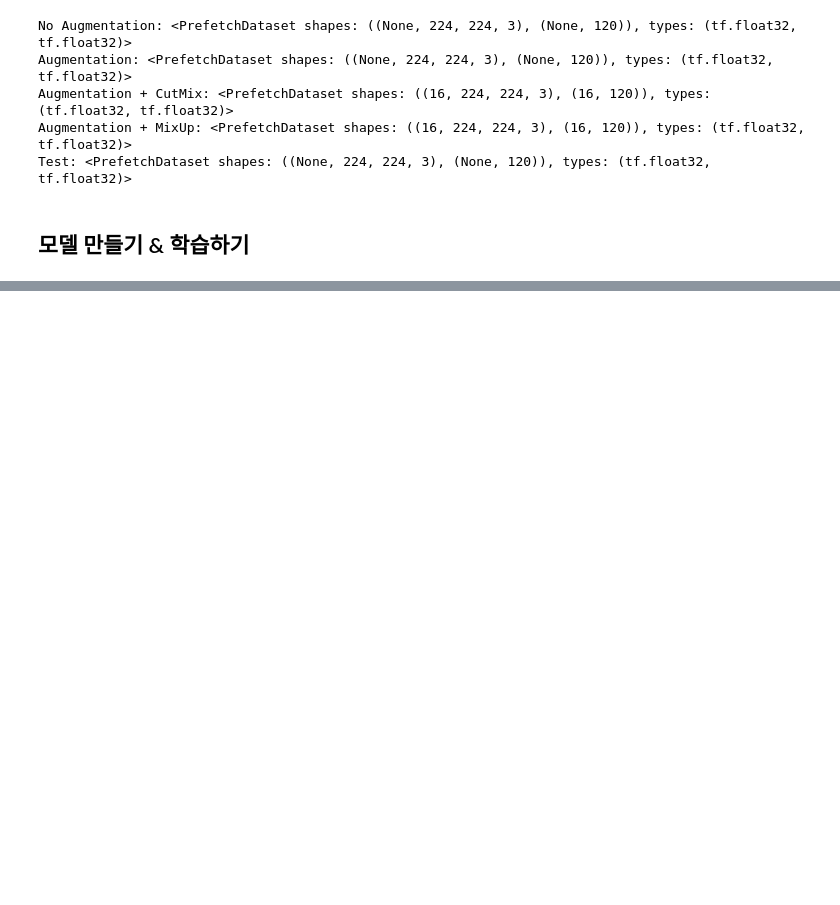
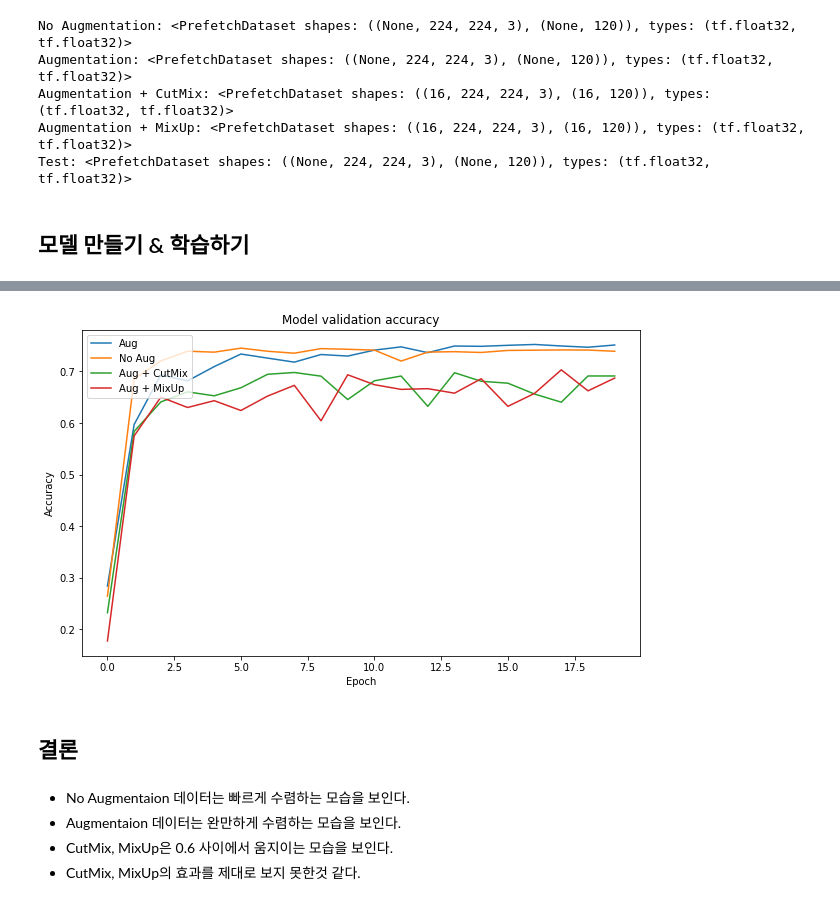
Before and after one commit to odorukeyboard/online2nd_pss, a Jupyter notebook: GD4/GD04.ipynb, the cells around one changed output, grey strips where cells are left out. Drawn from its saved outputs; the diff is of its cells as text; code cells hidden in the pictures; blank space fills up the shorter version.

```diff
--- a/GD4/GD04.ipynb
+++ b/GD4/GD04.ipynb
@@ -384,0 +338,20 @@ print('----------------------res_aug model train end----------------------------
+# %%
+plt.figure(figsize = (10, 6))
+plt.title('Model validation accuracy')
+plt.ylabel('Accuracy')
+plt.xlabel('Epoch')
+plt.plot(globals()['history_ResNet50_aug'].history['val_accuracy'])
+plt.plot(globals()['history_ResNet50_noaug'].history['val_accuracy'])
+plt.plot(globals()['history_ResNet50_aug_cm'].history['val_accuracy'])
+plt.plot(globals()['history_ResNet50_aug_mx'].history['val_accuracy'])
+plt.legend(['Aug', 'No Aug','Aug + CutMix','Aug + MixUp'], loc='upper left')
+plt.show()
+# %% [output]
+[figure, added]
+# %% [markdown]
+## 결론
+# %% [markdown]
+- No Augmentaion 데이터는 빠르게 수렴하는 모습을 보인다.
+- Augmentaion 데이터는 완만하게 수렴하는 모습을 보인다.
+- CutMix, MixUp은 0.6 사이에서 움지이는 모습을 보인다.
+- CutMix, MixUp의 효과를 제대로 보지 못한것 같다.
```
Also changed, not shown: parts of 11 cells of this notebook.
